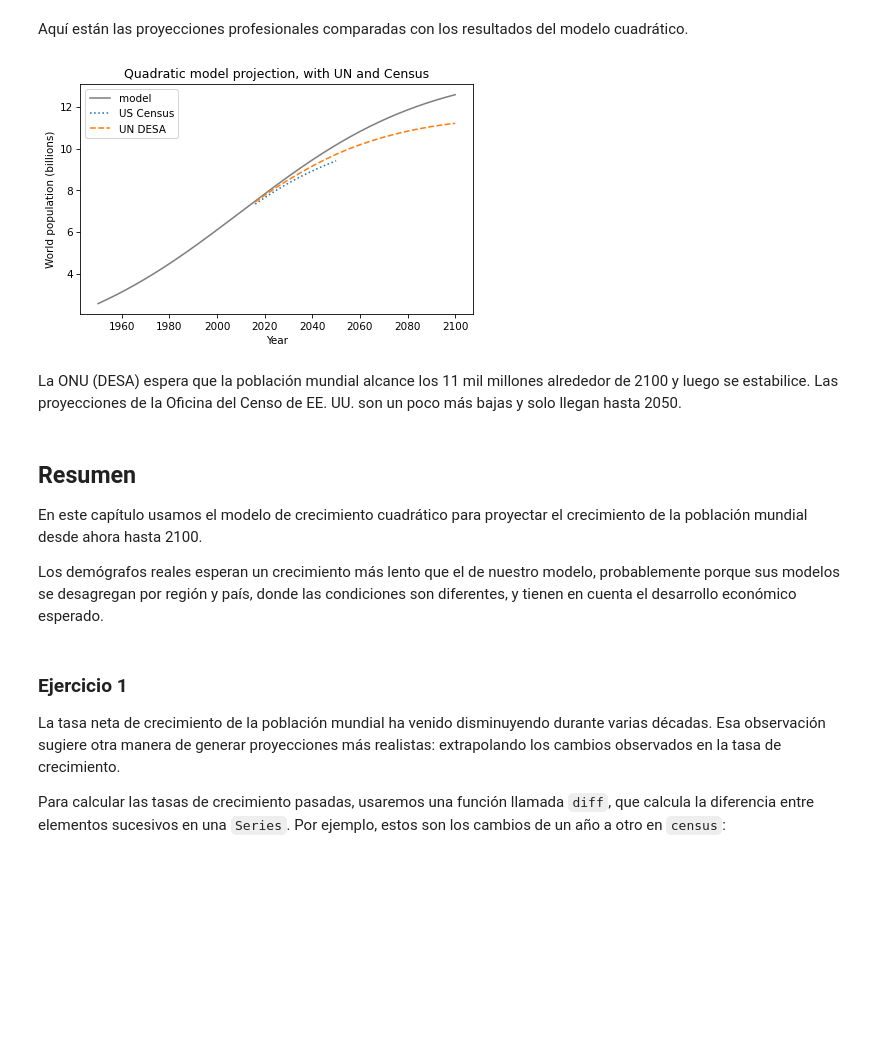
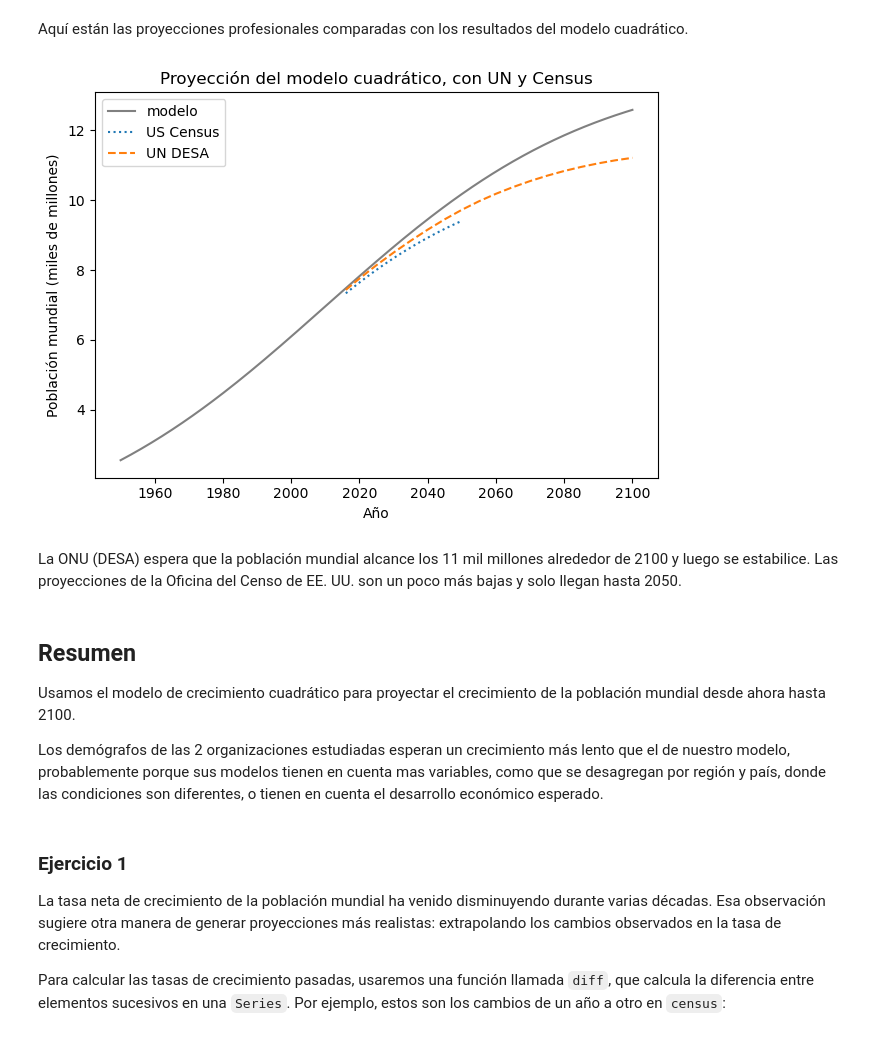
Before and after one commit to avasqueze/Modelos_Simulacion, a Jupyter notebook: Clase10.ipynb, the cells around one changed output. Drawn from its saved outputs; the diff is of its cells as text; code cells hidden in the pictures; blank space fills up the shorter version.

```diff
--- a/Clase10.ipynb
+++ b/Clase10.ipynb
@@ -105,9 +105,9 @@ table3.head()
 Algunos valores son `NaN`, lo que indica datos faltantes, porque algunas organizaciones no publicaron proyecciones para ciertos años. La siguiente función grafica las proyecciones de la ONU (DESA) y la Oficina del Censo de EE. UU. Usa `dropna` para eliminar los valores `NaN` de cada serie antes de graficarla.
 # %%
 def plot_projections(table):
-    """Plot world population projections.
+    """Grafica las proyecciones de la población mundial.
 
-    table: DataFrame with columns 'un' and 'census'
+    table: DataFrame con columnas 'un' and 'census'
     """
     census_proj = table.census.dropna() / 1e9
     un_proj = table.un.dropna() / 1e9
@@ -115,24 +115,24 @@ def plot_projections(table):
     census_proj.plot(style=':', label='US Census')
     un_proj.plot(style='--', label='UN DESA')
 
-    decorar(xlabel='Year',
-             ylabel='World population (billions)')
+    decorar(xlabel='Año',
+             ylabel='Población mundial (miles de millones)')
 # %% [markdown]
 Aquí están las proyecciones profesionales comparadas con los resultados del modelo cuadrático.
 # %%
-results.plot(color='gray', label='model')
+results.plot(color='gray', label='modelo')
 plot_projections(table3)
-decorar(title='Quadratic model projection, with UN and Census')
+decorar(title='Proyección del modelo cuadrático, con UN y Census')
 # %% [output]
-[figure, old version]
+[figure, new version]
 # %% [markdown]
 La ONU (DESA) espera que la población mundial alcance los 11 mil millones alrededor de 2100 y luego se estabilice. Las proyecciones de la Oficina del Censo de EE. UU. son un poco más bajas y solo llegan hasta 2050.
 # %% [markdown]
 ## Resumen
 
-En este capítulo usamos el modelo de crecimiento cuadrático para proyectar el crecimiento de la población mundial desde ahora hasta 2100.
+Usamos el modelo de crecimiento cuadrático para proyectar el crecimiento de la población mundial desde ahora hasta 2100.
 
-Los demógrafos reales esperan un crecimiento más lento que el de nuestro modelo, probablemente porque sus modelos se desagregan por región y país, donde las condiciones son diferentes, y tienen en cuenta el desarrollo económico esperado.
+Los demógrafos de las 2 organizaciones estudiadas esperan un crecimiento más lento que el de nuestro modelo, probablemente porque sus modelos tienen en cuenta mas variables, como que se desagregan por región y país, donde las condiciones son diferentes, o tienen en cuenta el desarrollo económico esperado.
 # %% [markdown]
 ### Ejercicio 1
 
```
Also changed, not shown: parts of 9 cells of this notebook, 1 other file.
